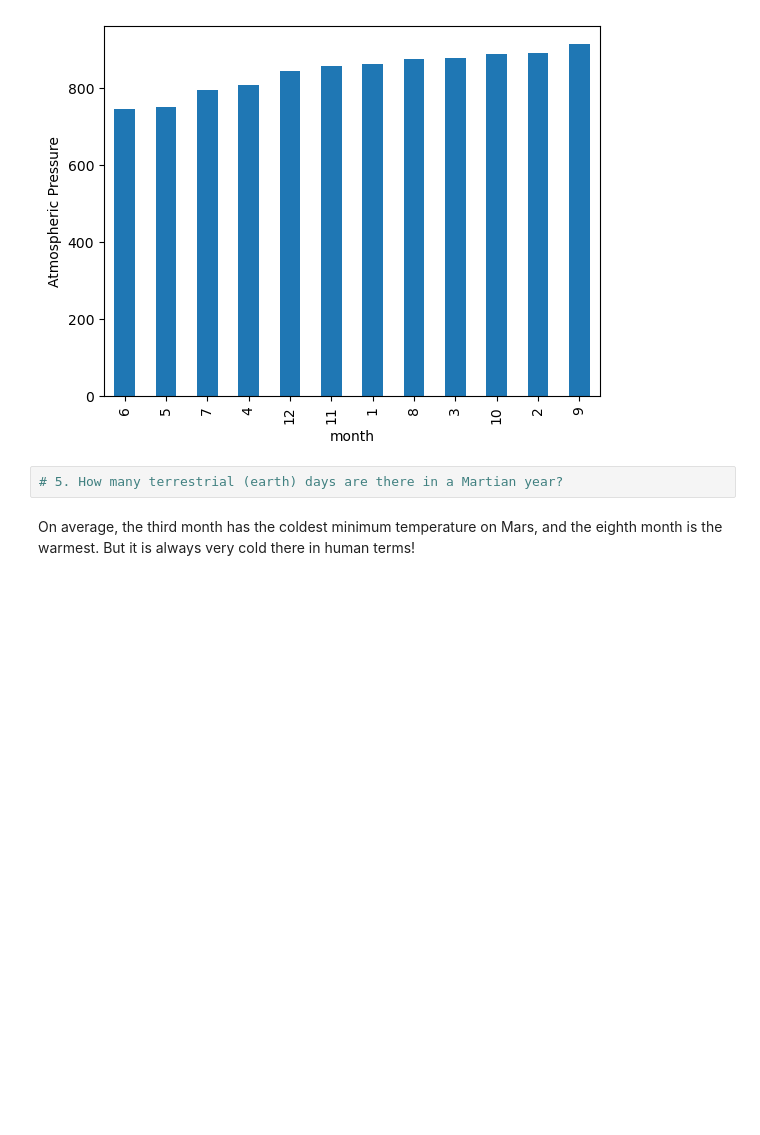
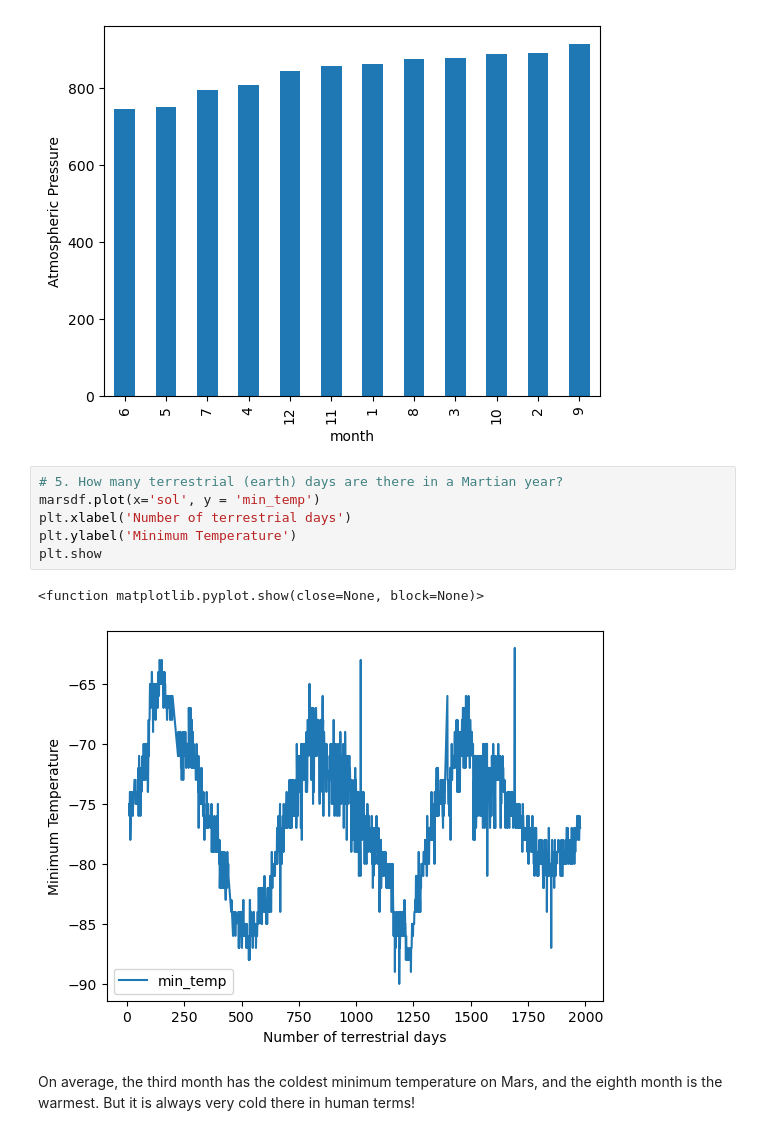
Before and after one commit to Bar89bas/Data-Collection---Challenge, a Jupyter notebook: part_2_mars_weather.ipynb, the cells around one changed output. Cells and saved outputs as stored; diff of their text form; blank space fills up the shorter version.

```diff
--- a/part_2_mars_weather.ipynb
+++ b/part_2_mars_weather.ipynb
@@ -223,6 +223,13 @@ Text(0, 0.5, 'Atmospheric Pressure')
 [figure]
 # %%
 # 5. How many terrestrial (earth) days are there in a Martian year?
+marsdf.plot(x='sol', y = 'min_temp')
+plt.xlabel('Number of terrestrial days')
+plt.ylabel('Minimum Temperature')
+plt.show
+# %% [output]
+<function matplotlib.pyplot.show(close=None, block=None)>
+[figure, added]
 # %% [markdown]
 On average, the third month has the coldest minimum temperature on Mars, and the eighth month is the warmest. But it is always very cold there in human terms!
 # %% [markdown]
```
Also changed, not shown: parts of 1 cell of this notebook, 2 other files.
